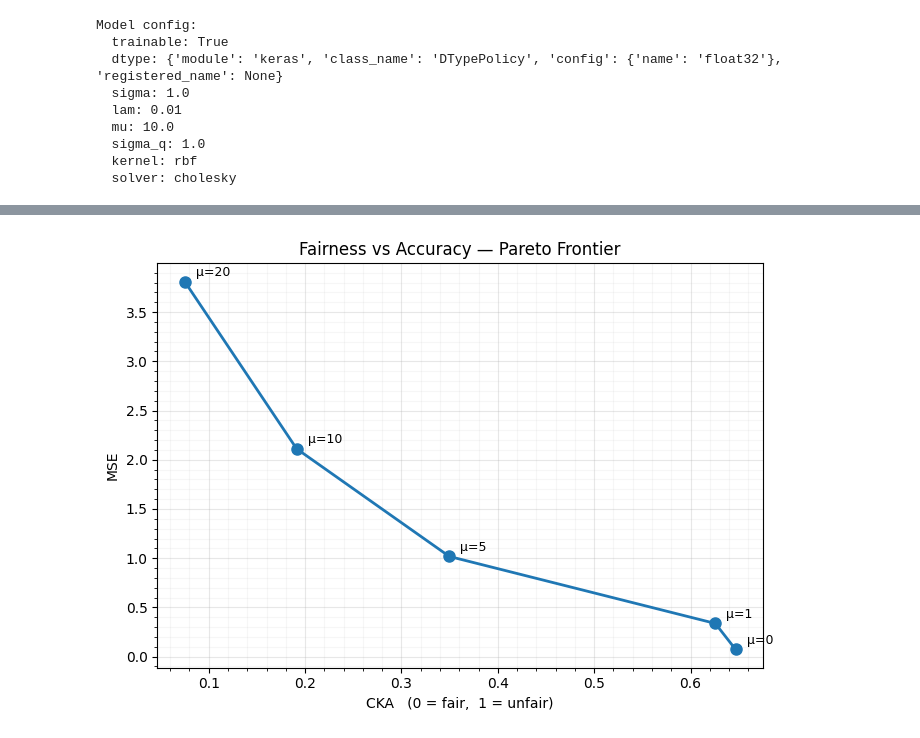
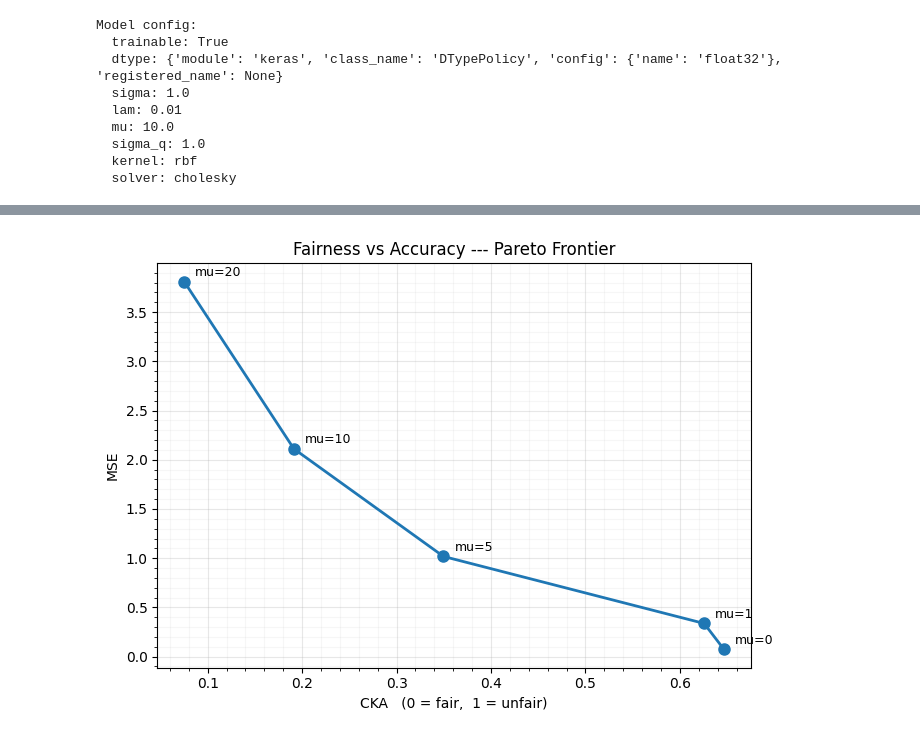
Before and after one commit to jejjohnson/keras-fairkl, a Jupyter notebook: docs/notebooks/tutorial_fair_krr_part3.ipynb, the cells around one changed output, grey strips where cells are left out. Saved outputs shown, nothing was run; the diff lists cells and outputs as text; code cells hidden in the pictures.

```diff
--- a/docs/notebooks/tutorial_fair_krr_part3.ipynb
+++ b/docs/notebooks/tutorial_fair_krr_part3.ipynb
@@ -64,0 +120,14 @@ Standard KRR:  MSE = 0.0742,  CKA = 0.6467
+# %%
+fig, axes = plt.subplots(1, 2, figsize=(11, 4))
+for ax, yh, title in zip(
+    axes,
+    [y_std, y_fair],
+    [f"Standard  (CKA={cka_std:.3f})", f"Fair mu=10  (CKA={cka_fair:.3f})"],
+):
+    ax.scatter(q.ravel(), yh, c="C1", **SCATTER_KW)
+    ax.set_xlabel("Sensitive attribute  q")
+    ax.set_ylabel("Prediction  y_hat")
+    ax.set_title(title, fontsize=11)
+    style_ax(ax)
+plt.tight_layout()
+plt.show()
@@ -89,14 +150,0 @@ Fair KRR (μ=10):  MSE = 2.1113,  CKA = 0.1912
-# %%
-fig, axes = plt.subplots(1, 2, figsize=(11, 4))
-for ax, yh, title in zip(
-    axes,
-    [y_std, y_fair],
-    [f"Standard  (CKA={cka_std:.3f})", f"Fair μ=10  (CKA={cka_fair:.3f})"],
-):
-    ax.scatter(q.ravel(), yh, c="C1", **SCATTER_KW)
-    ax.set_xlabel("Sensitive attribute  q")
-    ax.set_ylabel("Prediction  ŷ")
-    ax.set_title(title, fontsize=11)
-    style_ax(ax)
-plt.tight_layout()
-plt.show()
@@ -269,19 +404,19 @@ plt.show()
 # %%
 fig, ax = plt.subplots(figsize=(7, 5))
 ax.plot(cka_list, mse_list, "o-", color="C0", lw=2, markersize=8)
 for i, mu in enumerate(mus):
     ax.annotate(
-        f"μ={mu}",
+        f"mu={mu}",
         (cka_list[i], mse_list[i]),
         textcoords="offset points",
         xytext=(8, 4),
         fontsize=9,
     )
 ax.set_xlabel("CKA   (0 = fair,  1 = unfair)")
 ax.set_ylabel("MSE")
-ax.set_title("Fairness vs Accuracy — Pareto Frontier", fontsize=12)
+ax.set_title("Fairness vs Accuracy --- Pareto Frontier", fontsize=12)
 style_ax(ax)
 plt.tight_layout()
 plt.show()
 # %% [output]
-[figure, old version]
+[figure, new version]
```
Also changed, not shown: parts of 51 cells of this notebook, 26 other files.
